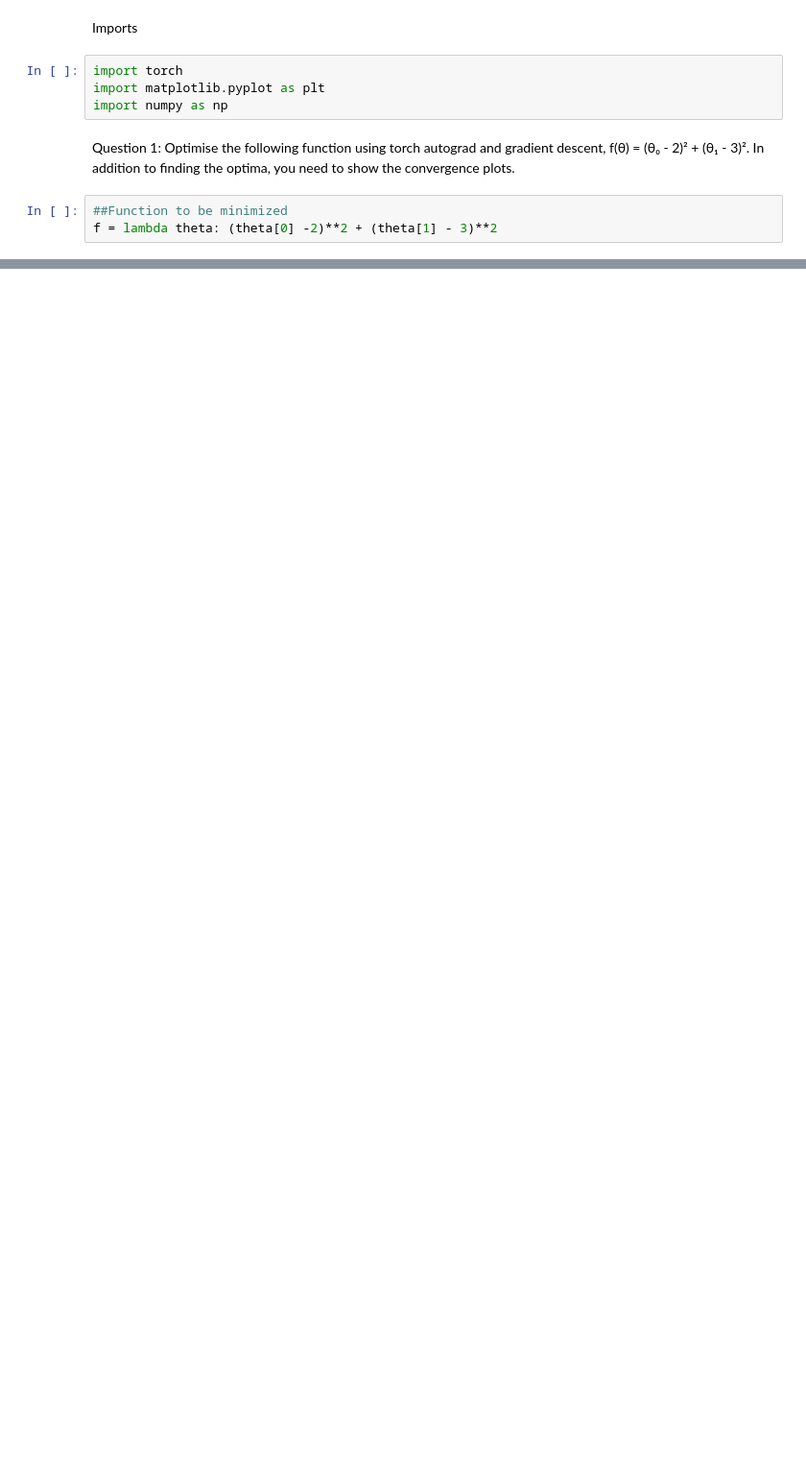
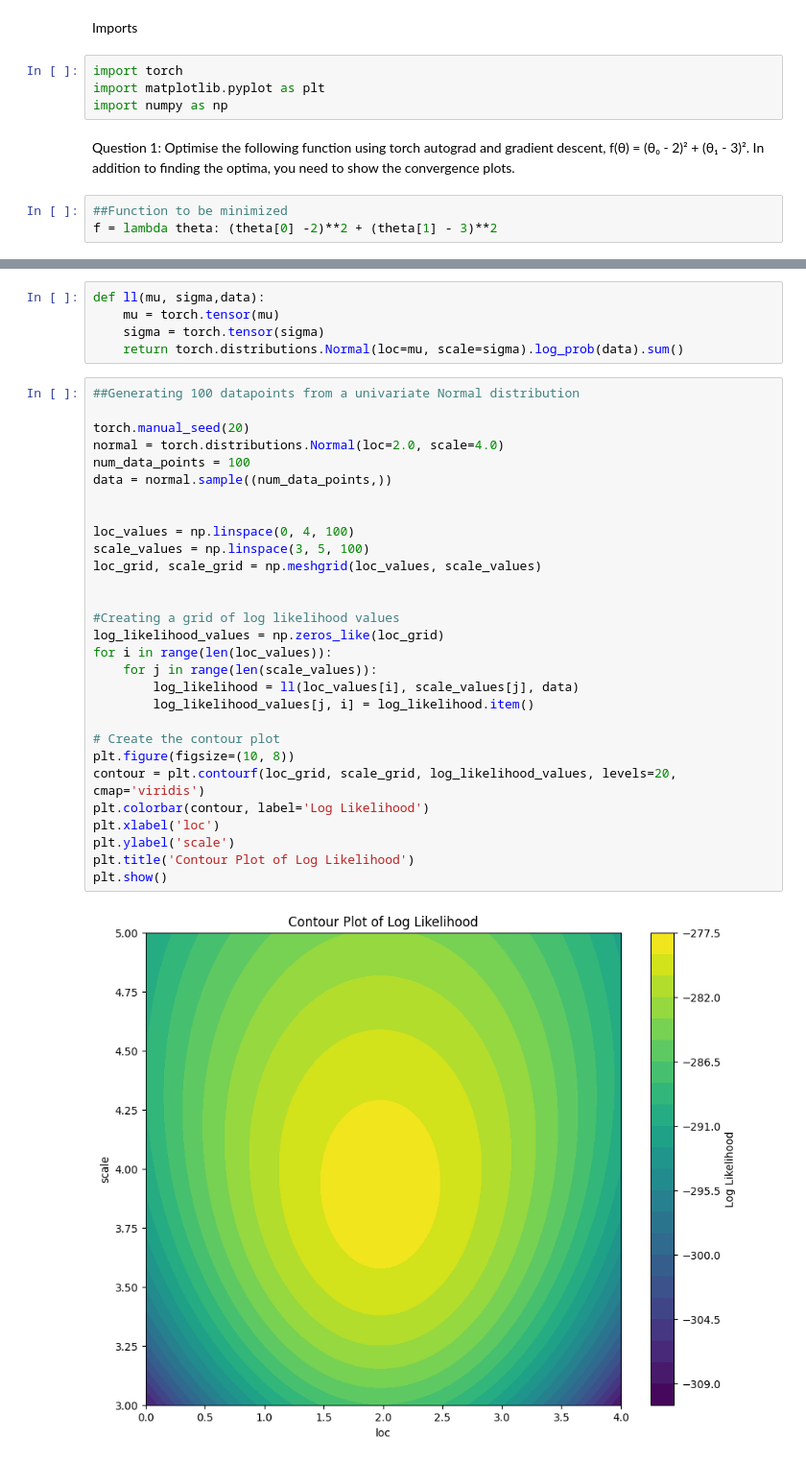
Before and after one commit to aditiagarwal-02/PML-assignment-1, a Jupyter notebook: solutiom.ipynb, the cells around one changed output, grey strips where cells are left out. Shown at 96% size. Cells and saved outputs as stored; diff of their text form; blank space fills up the shorter version.

```diff
--- a/solutiom.ipynb
+++ b/solutiom.ipynb
@@ -34,0 +48,36 @@ def plot_convergence(losses):
+# %%
+def ll(mu, sigma,data):
+    mu = torch.tensor(mu)
+    sigma = torch.tensor(sigma)
+    return torch.distributions.Normal(loc=mu, scale=sigma).log_prob(data).sum()
+# %%
+##Generating 100 datapoints from a univariate Normal distribution
+
+torch.manual_seed(20)
+normal = torch.distributions.Normal(loc=2.0, scale=4.0)
+num_data_points = 100
+data = normal.sample((num_data_points,))
+
+
+loc_values = np.linspace(0, 4, 100)
+scale_values = np.linspace(3, 5, 100)
+loc_grid, scale_grid = np.meshgrid(loc_values, scale_values)
+
+
+#Creating a grid of log likelihood values
+log_likelihood_values = np.zeros_like(loc_grid)
+for i in range(len(loc_values)):
+    for j in range(len(scale_values)):
+        log_likelihood = ll(loc_values[i], scale_values[j], data)
+        log_likelihood_values[j, i] = log_likelihood.item()
+
+# Create the contour plot
+plt.figure(figsize=(10, 8))
+contour = plt.contourf(loc_grid, scale_grid, log_likelihood_values, levels=20, cmap='viridis')
+plt.colorbar(contour, label='Log Likelihood')
+plt.xlabel('loc')
+plt.ylabel('scale')
+plt.title('Contour Plot of Log Likelihood')
+plt.show()
+# %% [output]
+[figure, added]
```
Also changed, not shown: parts of 9 cells of this notebook.
